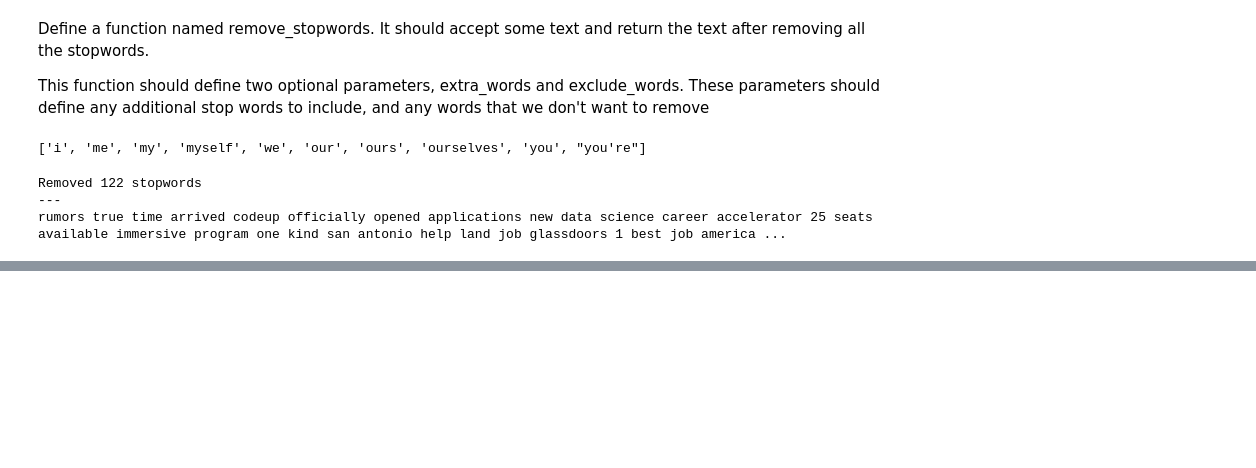
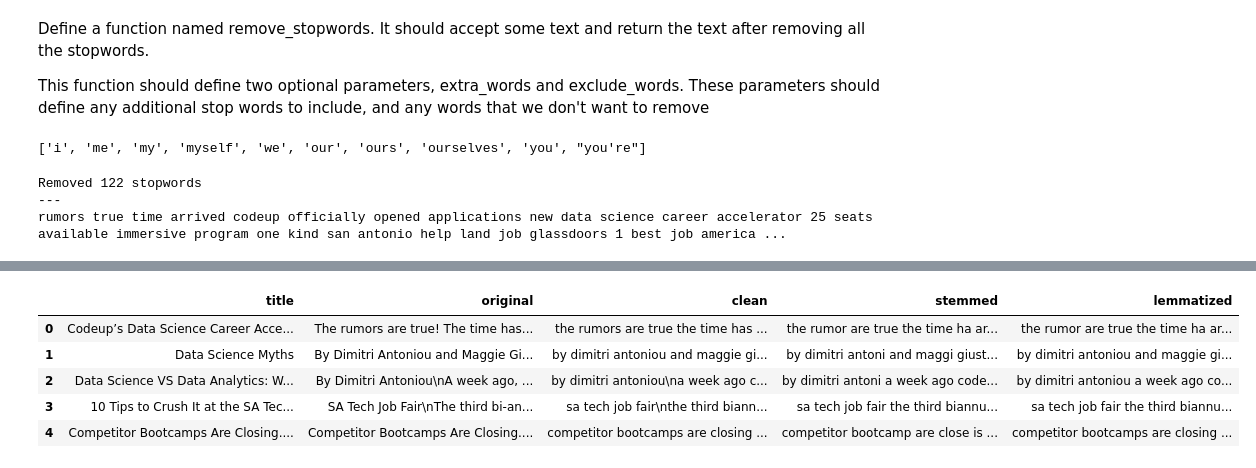
Before and after one commit to malachi-hale/natural-language-processing-exercises, a Jupyter notebook: prepare.ipynb, the cells around one changed output, grey strips where cells are left out. Drawn from its saved outputs; the diff is of its cells as text; code cells hidden in the pictures; blank space fills up the shorter version.

```diff
--- a/prepare.ipynb
+++ b/prepare.ipynb
@@ -194,0 +244,2 @@ def remove_stopwords(content, extra_words, exclude_words):
+# %%
+codeup_df = codeup_df.rename(columns = {'contents': 'original'})
@@ -194,0 +309,13 @@ def remove_stopwords(content, extra_words, exclude_words):
+# %%
+codeup_df = clean_dataframe(codeup_df)
+codeup_df = stem_dataframe(codeup_df)
+codeup_df = lemmatize_dataframe(codeup_df)
+# %%
+codeup_df
+# %% [output]
+|  | title | original | clean | stemmed | lemmatized |
+| 0 | Codeup’s Data Science Career Acce... | The rumors are true! The time has... | the rumors are true the time has ... | the rumor are true the time ha ar... | the rumor are true the time ha ar... |
+| 1 | Data Science Myths | By Dimitri Antoniou and Maggie Gi... | by dimitri antoniou and maggie gi... | by dimitri antoni and maggi giust... | by dimitri antoniou and maggie gi... |
+| 2 | Data Science VS Data Analytics: W... | By Dimitri Antoniou\nA week ago, ... | by dimitri antoniou\na week ago c... | by dimitri antoni a week ago code... | by dimitri antoniou a week ago co... |
+| 3 | 10 Tips to Crush It at the SA Tec... | SA Tech Job Fair\nThe third bi-an... | sa tech job fair\nthe third biann... | sa tech job fair the third biannu... | sa tech job fair the third biannu... |
+| 4 | Competitor Bootcamps Are Closing.... | Competitor Bootcamps Are Closing.... | competitor bootcamps are closing ... | competitor bootcamp are close is ... | competitor bootcamps are closing ... |
```
Also changed, not shown: parts of 26 cells of this notebook, 1 other file.
